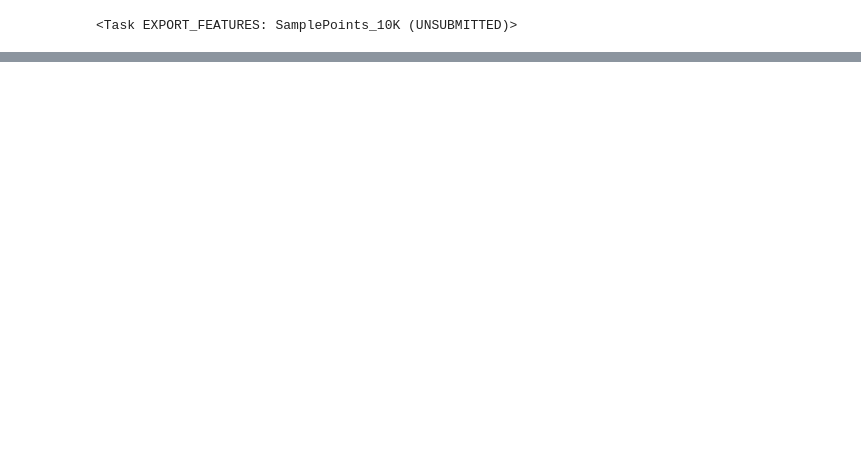
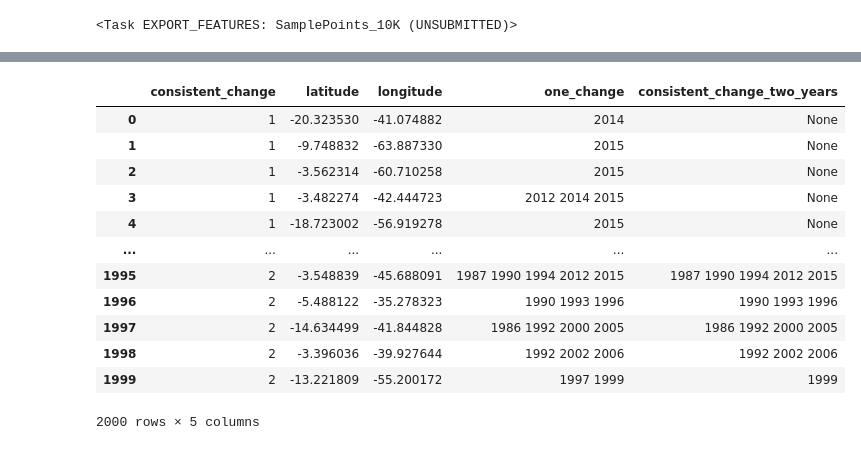
Before and after one commit to kristinelister/WRI-NGS-DynamicWorld, a Jupyter notebook: MapBiomas_ChangeDetection/Notebooks/MapBiomas_Sample_Training_Points.ipynb, the cells around one changed output, grey strips where cells are left out. Saved outputs shown, nothing was run; the diff lists cells and outputs as text; code cells hidden in the pictures; blank space fills up the shorter version.

```diff
--- a/MapBiomas_ChangeDetection/Notebooks/MapBiomas_Sample_Training_Points.ipynb
+++ b/MapBiomas_ChangeDetection/Notebooks/MapBiomas_Sample_Training_Points.ipynb
@@ -309,24 +345,49 @@ band_sample_df
 # %%
 
 def get_years_of_consistent_change(df,column_names,years):
+    '''
+    Function to convert wide column of indicator function to narrow column of year of change occurence
+    '''
     for column_name in column_names:
         df[column_name] = ''
         match_columns = [x for x in list(df) if column_name in x]
         for i,row in df.iterrows():
             row = row[match_columns]
             positive_columns = [x for x in match_columns if row[x]==1]
             if len(positive_columns) == 0:
                 df.at[i,column_name] = None
             else:
                 years_of_change = [x for x in years if str(x) in str(positive_columns)]
                 years_of_change = ' '.join([str(item) for item in years_of_change])
                 df.at[i,column_name] = years_of_change
 
     return df
 
+#Define list of column prefixes
+ordered_columns = ['one_change','consistent_change_two_years']
+#Get list of year names to loop over
 year_names = [intBandNames[x] for x in years_for_three_change]
-collapsed_df = get_years_of_consistent_change(band_sample_df,ordered,year_names)
-collapsed_df = collapsed_df[ordered]
+
+#Apply function to convert wide frame to narrow frame
+collapsed_df = get_years_of_consistent_change(band_sample_df,ordered_columns,year_names)
+collapsed_df = collapsed_df[ordered_columns]
+#Merge with sample point locations and consistent change status
 merged_collapsed_df = pd.concat([training_points,collapsed_df],axis=1)
-merged_collapsed_df.to_csv('/Users/kristine/Downloads/NewSampledPoints_wide.csv',index=False)
+#Export to csv
+merged_collapsed_df.to_csv('/Users/kristine/Downloads/Sample_Points_1000_narrow.csv',index=False)
+#Display
 merged_collapsed_df
+# %% [output]
+|  | consistent_change | latitude | longitude | one_change | consistent_change_two_years |
+| 0 | 1 | -20.323530 | -41.074882 | 2014 | None |
+| 1 | 1 | -9.748832 | -63.887330 | 2015 | None |
+| 2 | 1 | -3.562314 | -60.710258 | 2015 | None |
+| 3 | 1 | -3.482274 | -42.444723 | 2012 2014 2015 | None |
+| 4 | 1 | -18.723002 | -56.919278 | 2015 | None |
+| ... | ... | ... | ... | ... | ... |
+| 1995 | 2 | -3.548839 | -45.688091 | 1987 1990 1994 2012 2015 | 1987 1990 1994 2012 2015 |
+| 1996 | 2 | -5.488122 | -35.278323 | 1990 1993 1996 | 1990 1993 1996 |
+| 1997 | 2 | -14.634499 | -41.844828 | 1986 1992 2000 2005 | 1986 1992 2000 2005 |
+| 1998 | 2 | -3.396036 | -39.927644 | 1992 2002 2006 | 1992 2002 2006 |
+| 1999 | 2 | -13.221809 | -55.200172 | 1997 1999 | 1999 |
+2000 rows × 5 columns
```
Also changed, not shown: parts of 13 cells of this notebook.
